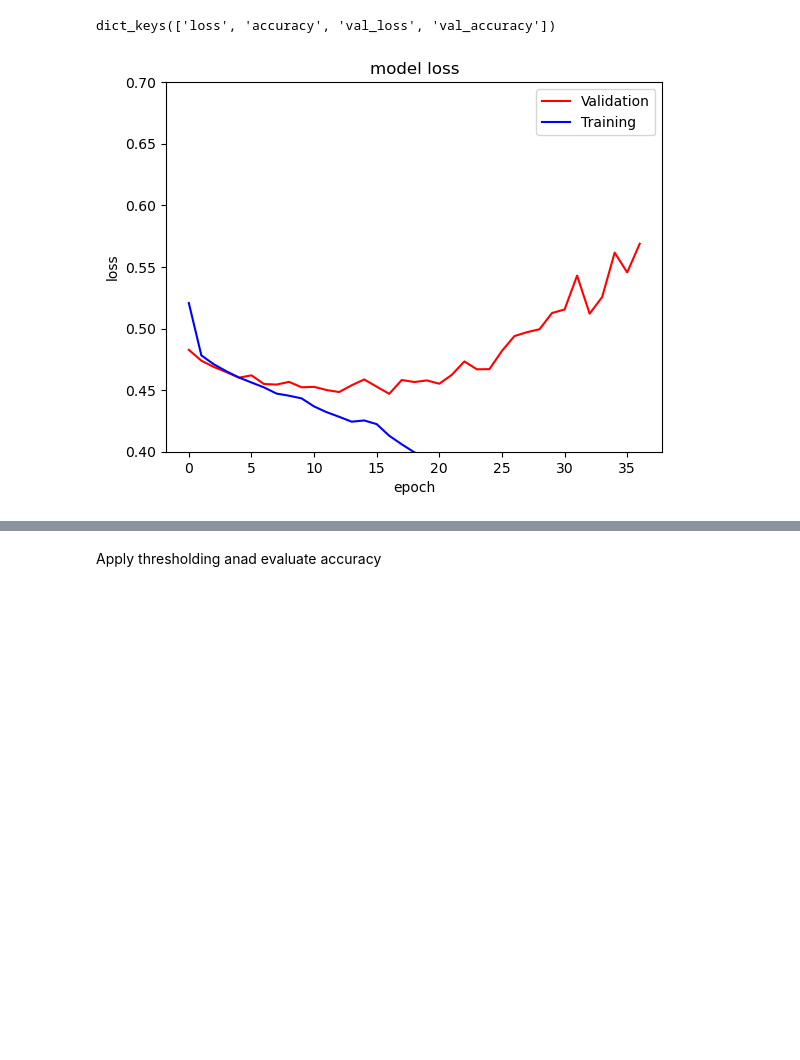
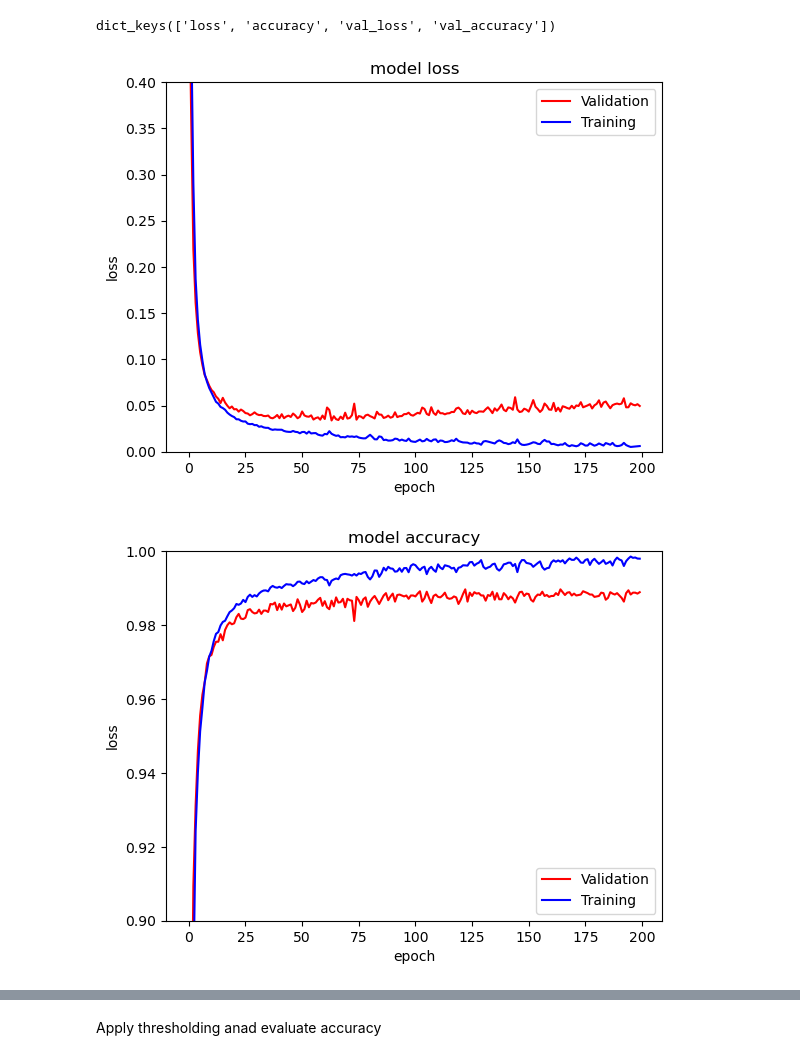
Before and after one commit to feyzijan/GarantiDatathon, a Jupyter notebook: Models/NeuralNet.ipynb, the cells around one changed output, grey strips where cells are left out. Cells and saved outputs as stored; diff of their text form; code cells hidden in the pictures; blank space fills up the shorter version.

```diff
--- a/Models/NeuralNet.ipynb
+++ b/Models/NeuralNet.ipynb
@@ -145,7 +140,7 @@ Split into test and train data
 # %%
-y = df_train['moved_after_2019']
-#y_test = df_test['Litres']
+y = train['moved_after_2019']
+#y_test = test['Litres']
 
-df_train = df_train.drop(labels=['moved_after_2019'],axis=1)
+train = train.drop(labels=['moved_after_2019'],axis=1)
 
-X_test = df_test.drop(labels=['moved_after_2019'],axis=1)
+X_test = test.drop(labels=['moved_after_2019'],axis=1)
@@ -152,9 +149,9 @@ X_test = df_test.drop(labels=['moved_after_2019'],axis=1)
 # %%
 # Test train split
-X_train, X_train_test, y_train, y_train_test = train_test_split(df_train, y, test_size=0.15, random_state=42)
+X_train_, X_train_test, y_train_, y_train_test = train_test_split(train, y, test_size=0.2, stratify=y)
 
 # Train valid split
-X_train, X_valid, y_train, y_valid = train_test_split(X_train, y_train, test_size=0.2, random_state=42)
+X_train, X_valid, y_train, y_valid = train_test_split(X_train_, y_train_, test_size=0.2,stratify=y_train_)
 # %% [markdown]
 Performance Plotting Functions
 # %%
@@ -169,6 +166,17 @@ def model_evolution_loss(history,y_lim1=0,y_lim2=0.75):
     plt.legend()
     plt.show()
 
+def model_evolution_metric(history,metric,y_lim1=0,y_lim2=0.75):
+    # summarize history for loss
+    plt.ylim(y_lim1,y_lim2)
+    plt.plot(history.history[f'val_{metric}'],color='r',label="Validation")
+    plt.plot(history.history[f'{metric}'],color='b',label="Training")
+    plt.title(f'model {metric}')
+    plt.ylabel('loss')
+    plt.xlabel('epoch')
+    plt.legend()
+    plt.show()
+
 # Evaluate accuracy on training set
 def test_set_evalution(model, X_train, X_valid, y_train, y_valid,X_train_test,y_train_test):
     print("Train set evaluation:", model.evaluate(X_train,y_train))
@@ -185,10 +193,8 @@ Design NN
 NN1
 # %%
 inputs = tf.keras.Input(shape=(n_input,))
-x = tf.keras.layers.Dense(512, activation='relu')(inputs)
-x = tf.keras.layers.Dense(256, activation='relu')(x)
-x = tf.keras.layers.Dense(128, activation='relu')(x)
-x = tf.keras.layers.Dense(64, activation='relu')(x)
+x = tf.keras.layers.Dense(32, activation='relu')(inputs)
+x = tf.keras.layers.Dense(32, activation='relu')(x)
 x = tf.keras.layers.Dense(32, activation='relu')(x)
 x = tf.keras.layers.Dense(16, activation='relu')(x)
 outputs = tf.keras.layers.Dense(1, activation='sigmoid')(x)
@@ -201,7 +207,7 @@ model.compile(optimizer='adam', loss='binary_crossentropy', metrics=['accuracy']
 
 # Fitting the model with your training data
 #model.fit(X_train, y_train, epochs=10, batch_size=32)
-early_stopping = EarlyStopping(monitor='val_accuracy', mode='min', patience=10, restore_best_weights=True)
+early_stopping = EarlyStopping(monitor='val_loss', mode='min', patience=5, restore_best_weights=True)
 
 history = model.fit(X_train, y_train, epochs=200, batch_size = 1024,validation_data=(X_valid,y_valid), verbose=1)
 #history = model.fit(X_train, y_train, epochs=200, batch_size = 1024,validation_data=(X_valid,y_valid),verbose=1,callbacks=[early_stopping])
@@ -254,9 +259,11 @@ history.history.keys()
 dict_keys(['loss', 'accuracy', 'val_loss', 'val_accuracy'])
 # %%
 # Plot model evolution
-model_evolution_loss(history,y_lim1=0.4,y_lim2=0.7)
+model_evolution_loss(history,y_lim1=0.0,y_lim2=0.4)
+model_evolution_metric(history,"accuracy",y_lim1=0.9,y_lim2=1)
 # %% [output]
-[figure, old version]
+[figure, new version]
+[figure, added]
 # %%
 # print metrics
 test_set_evalution(model, X_train, X_valid, y_train, y_valid,X_train_test,y_train_test)
```
Also changed, not shown: parts of 53 cells of this notebook, 8 other files.
